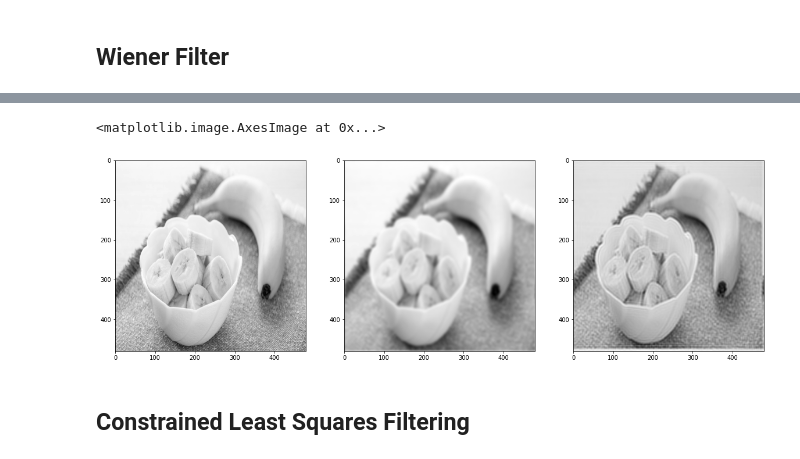
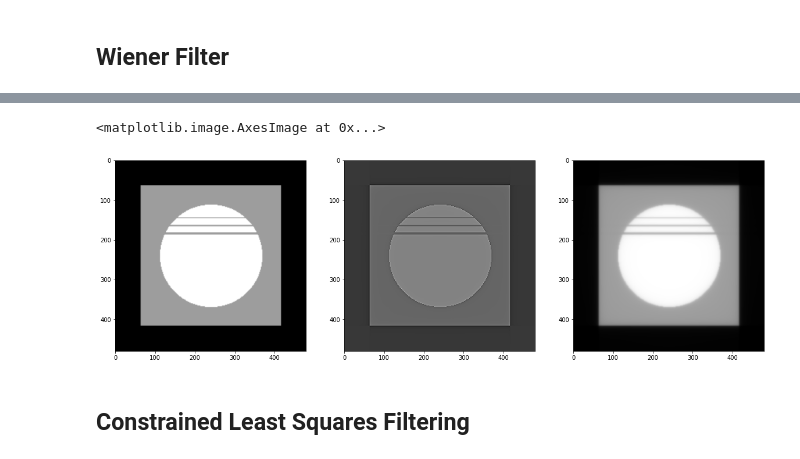
Before and after one commit to alonet14/image_processing, a Jupyter notebook: restore_image.ipynb, the cells around one changed output, grey strips where cells are left out. Drawn from its saved outputs; the diff is of its cells as text; code cells hidden in the pictures.

```diff
--- a/restore_image.ipynb
+++ b/restore_image.ipynb
@@ -24,7 +24,5 @@ def degradation_function(M, N, k):
     arx = np.arange(0, M)
     ary = np.arange(0, N)
     u, v = np.meshgrid(arx, ary)
-
-    de_fnc = np.exp(-k*(u**2+v**2)**(5/6))
+    de_fnc = np.exp(-k*((u-M/2)**2+(v-N/2)**2)**(5/6))
     return de_fnc
-print(degradation_function(3, 2,2))
@@ -47,7 +42,7 @@ from config import Flag
 import matplotlib.pyplot as plt
 
 prefix = Flag.image_origin
-file_name = prefix / 'nasa.png'
+file_name = prefix / 'apple.jpg'
 im = cv2.imread(str(file_name),0)
 # plt.imshow(cv2.cvtColor(im, cv2.COLOR_BGR2RGB))
 saltAndPeperNoise = SaltAndPeperNoise(str(file_name), s_vs_p=1, amount=0.1)
@@ -123,14 +118,20 @@ Non-symmetric zero-padding rotates the phase results of an FFT, spiraling across
 # %% [markdown]
 ## Wiener Filter
 # %%
-f = cv2.imread(str(file_name),0)
-f = cv2.resize(f, (480, 480))
+f2 = cv2.imread(str(file_name),0)
+f2 = cv2.resize(f2, (480, 480))
 h = gaussian_kernel(k=11, sigma=3)
 
 a = int(f.shape[0]//2 - h.shape[0]//2)
 h_pad = np.pad(h, (a,a-1), 'constant', constant_values=(0))
 
-F = fftn(f)
-H = fftn(h_pad)
+F = fftn(f2)
+H = degradation_function(f.shape[0], f.shape[1], 0.00025)
+print(f.shape)
 G = np.multiply(F,H)
-g = fftshift(ifftn(G).real)
+g = (ifftn(G).real)
+plt.figure(figsize=(12, 5))
+plt.subplot(121)
+plt.imshow(f2, cmap='gray')
+plt.subplot(122)
+plt.imshow(g, cmap='gray')
@@ -137,32 +142,33 @@ g = fftshift(ifftn(G).real)
 # %%
-K = 0.00025
+K = 0.0006
+# plt.imshow(g, cmap='gray')
 im_noise = np.copy(g)
 G_wiener = fftn(im_noise)
-h_wiener = gaussian_kernel(k=13,sigma = 3)
+h_wiener = gaussian_kernel(k=9,sigma = 2)
 
 #bien doi ham degradation sang mien tan
 h_wiener_pad = np.zeros(im_noise.shape)
 h_wiener_pad[:h_wiener.shape[0], :h_wiener.shape[1]] = np.copy(h_wiener)
-H_wiener = fftn(h_wiener_pad)
+H_wiener = degradation_function(f.shape[0], f.shape[1], K)
 
 #wiener function
-weiner_term = (abs(H_wiener)**2 + K)/(abs(H_wiener)**2)
-H_weiner = H_wiener*weiner_term
+weiner_term = (abs(H_wiener)**2)/(abs(H_wiener)**2 + K)
+H_weiner = (1/H_wiener)*weiner_term
 F_wiener = G_wiener/H_weiner
 f_hat = ifftn(F_wiener).real
 restored = abs(f_hat)
 
 #plot fig
 plt.figure(figsize=(20,12))
 plt.subplot(131)
-plt.imshow(f, cmap='gray')
+plt.imshow(f2, cmap='gray')
 plt.subplot(132)
 plt.imshow(im_noise, cmap='gray')
 plt.subplot(133)
-plt.imshow(f_hat, cmap='gray')
+plt.imshow(restored, cmap='gray')
 # %% [output]
 <matplotlib.image.AxesImage at 0x...>
-[figure, old version]
+[figure, new version]
 # %% [markdown]
 ## Constrained Least Squares Filtering
 # %% [markdown]
```
Also changed, not shown: parts of 7 cells of this notebook, 5 other files.
